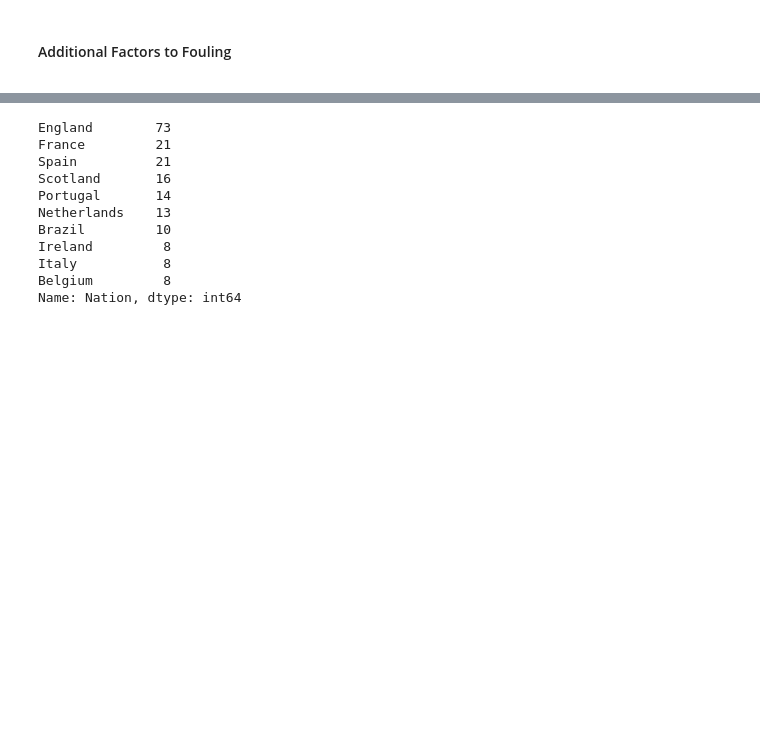
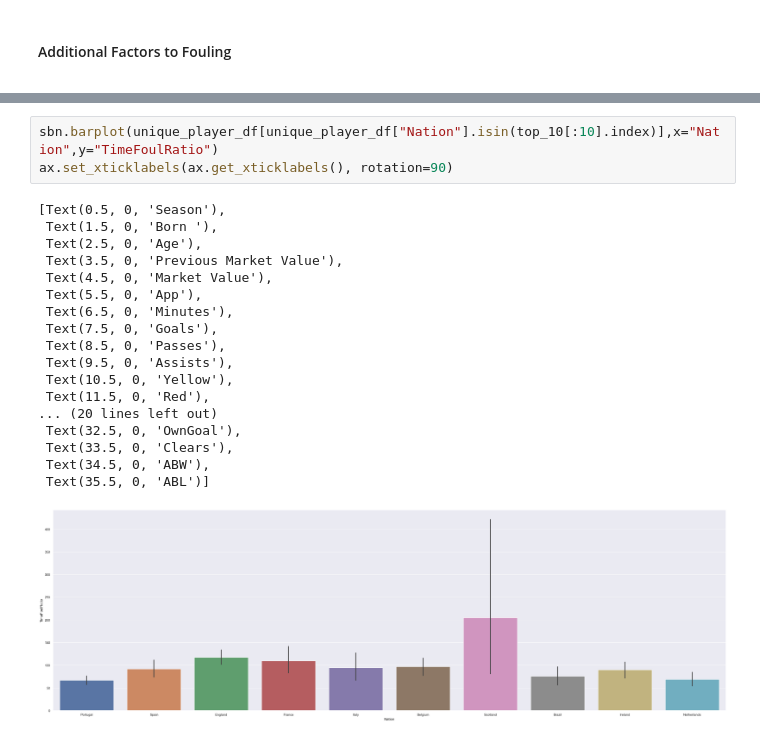
Before and after one commit to ascrivs/studious-couscous, a Jupyter notebook: DSA-Project.ipynb, the cells around one changed output, grey strips where cells are left out. Saved outputs shown, nothing was run; the diff lists cells and outputs as text; blank space fills up the shorter version.

```diff
--- a/DSA-Project.ipynb
+++ b/DSA-Project.ipynb
@@ -470,13 +485,22 @@ ax.set_xticklabels(ax.get_xticklabels(), rotation=90)
 # %%
+sbn.barplot(unique_player_df[unique_player_df["Nation"].isin(top_10[:10].index)],x="Nation",y="TimeFoulRatio")
+ax.set_xticklabels(ax.get_xticklabels(), rotation=90)
 # %% [output]
-England        73
-France         21
-Spain          21
-Scotland       16
-Portugal       14
-Netherlands    13
-Brazil         10
-Ireland         8
-Italy           8
-Belgium         8
-Name: Nation, dtype: int64
+[Text(0.5, 0, 'Season'),
+ Text(1.5, 0, 'Born '),
+ Text(2.5, 0, 'Age'),
+ Text(3.5, 0, 'Previous Market Value'),
+ Text(4.5, 0, 'Market Value'),
+ Text(5.5, 0, 'App'),
+ Text(6.5, 0, 'Minutes'),
+ Text(7.5, 0, 'Goals'),
+ Text(8.5, 0, 'Passes'),
+ Text(9.5, 0, 'Assists'),
+ Text(10.5, 0, 'Yellow'),
+ Text(11.5, 0, 'Red'),
+... (20 lines left out)
+ Text(32.5, 0, 'OwnGoal'),
+ Text(33.5, 0, 'Clears'),
+ Text(34.5, 0, 'ABW'),
+ Text(35.5, 0, 'ABL')]
+[figure, added]
```
Also changed, not shown: parts of 3 cells of this notebook.
